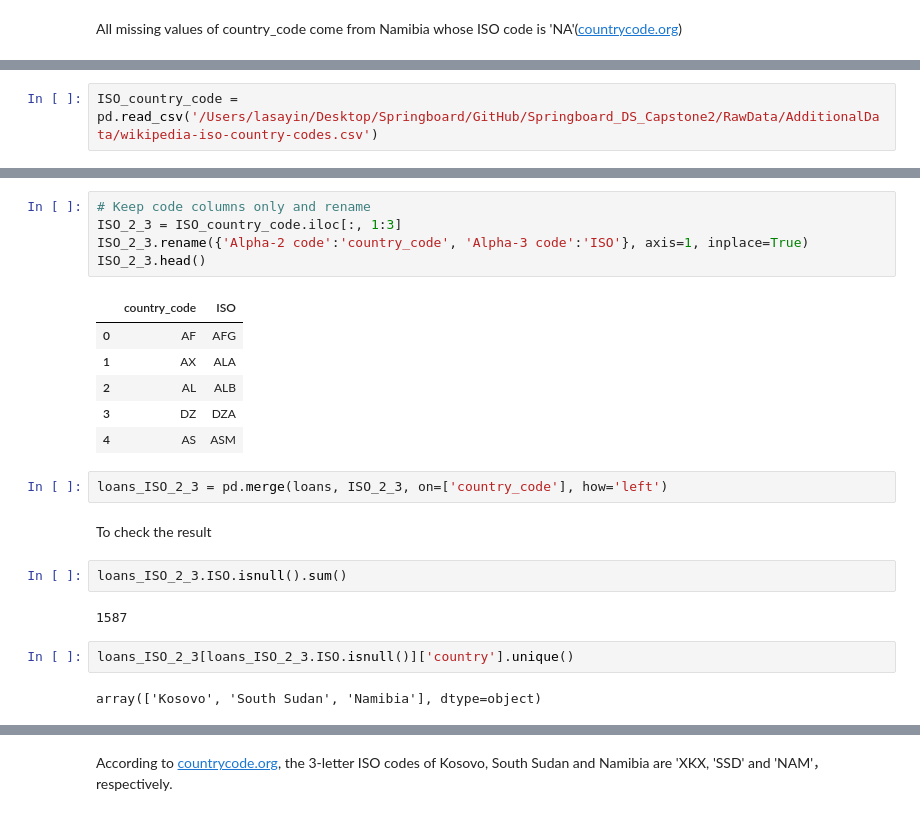
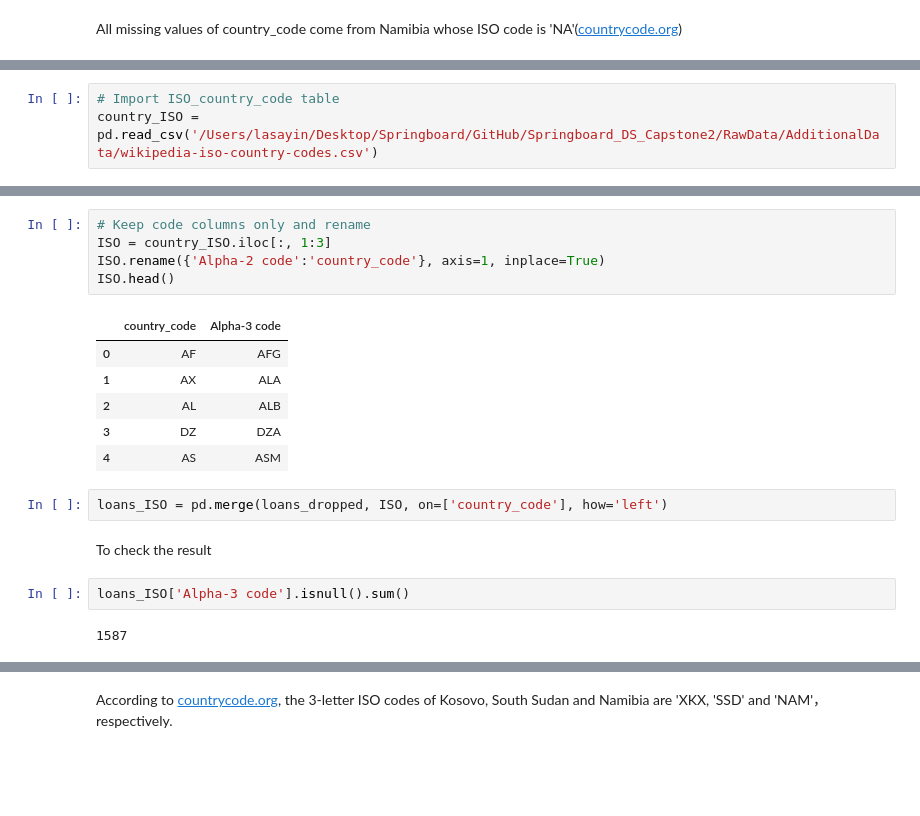
Before and after one commit to lasayin/Crowdfunding-on-Kiva-Platform, a Jupyter notebook: Kiva_Crowdfunding_Data_Wrangling.ipynb, the cells around one changed output, grey strips where cells are left out. Cells and saved outputs as stored; diff of their text form; blank space fills up the shorter version.

```diff
--- a/Kiva_Crowdfunding_Data_Wrangling.ipynb
+++ b/Kiva_Crowdfunding_Data_Wrangling.ipynb
@@ -174,3 +188,4 @@ Convert country code
 # %%
-ISO_country_code = pd.read_csv('/Users/lasayin/Desktop/Springboard/GitHub/Springboard_DS_Capstone2/RawData/AdditionalData/wikipedia-iso-country-codes.csv')
+# Import ISO_country_code table
+country_ISO = pd.read_csv('/Users/lasayin/Desktop/Springboard/GitHub/Springboard_DS_Capstone2/RawData/AdditionalData/wikipedia-iso-country-codes.csv')
 # %%
@@ -199,25 +214,21 @@ ISO_country_code.head()
 | 4 | American Samoa | AS | ASM | 16 | ISO 3166-2:AS |
 # %%
 # Keep code columns only and rename
-ISO_2_3 = ISO_country_code.iloc[:, 1:3]
-ISO_2_3.rename({'Alpha-2 code':'country_code', 'Alpha-3 code':'ISO'}, axis=1, inplace=True)
-ISO_2_3.head()
+ISO = country_ISO.iloc[:, 1:3]
+ISO.rename({'Alpha-2 code':'country_code'}, axis=1, inplace=True)
+ISO.head()
 # %% [output]
-|  | country_code | ISO |
+|  | country_code | Alpha-3 code |
 | 0 | AF | AFG |
 | 1 | AX | ALA |
 | 2 | AL | ALB |
 | 3 | DZ | DZA |
 | 4 | AS | ASM |
 # %%
-loans_ISO_2_3 = pd.merge(loans, ISO_2_3, on=['country_code'], how='left')
+loans_ISO = pd.merge(loans_dropped, ISO, on=['country_code'], how='left')
 # %% [markdown]
 To check the result
-# %%
-loans_ISO_2_3.ISO.isnull().sum()
-# %% [output]
-1587
-# %%
-loans_ISO_2_3[loans_ISO_2_3.ISO.isnull()]['country'].unique()
-# %% [output]
-array(['Kosovo', 'South Sudan', 'Namibia'], dtype=object)
+# %%
+loans_ISO['Alpha-3 code'].isnull().sum()
+# %% [output]
+1587
```
Also changed, not shown: parts of 208 cells of this notebook.
